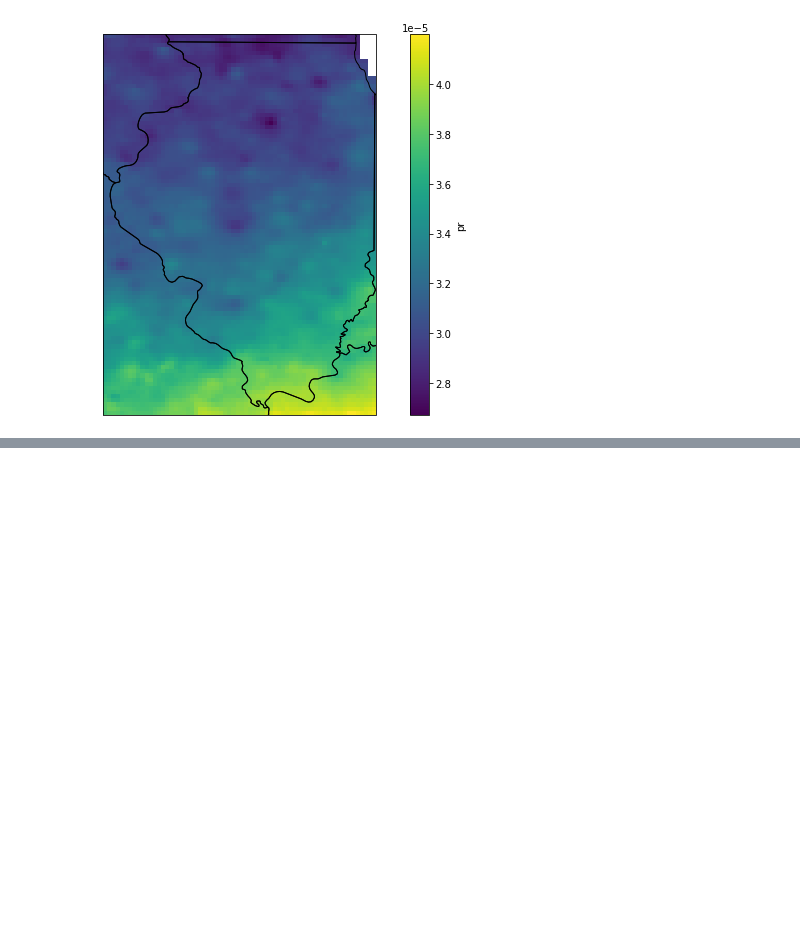
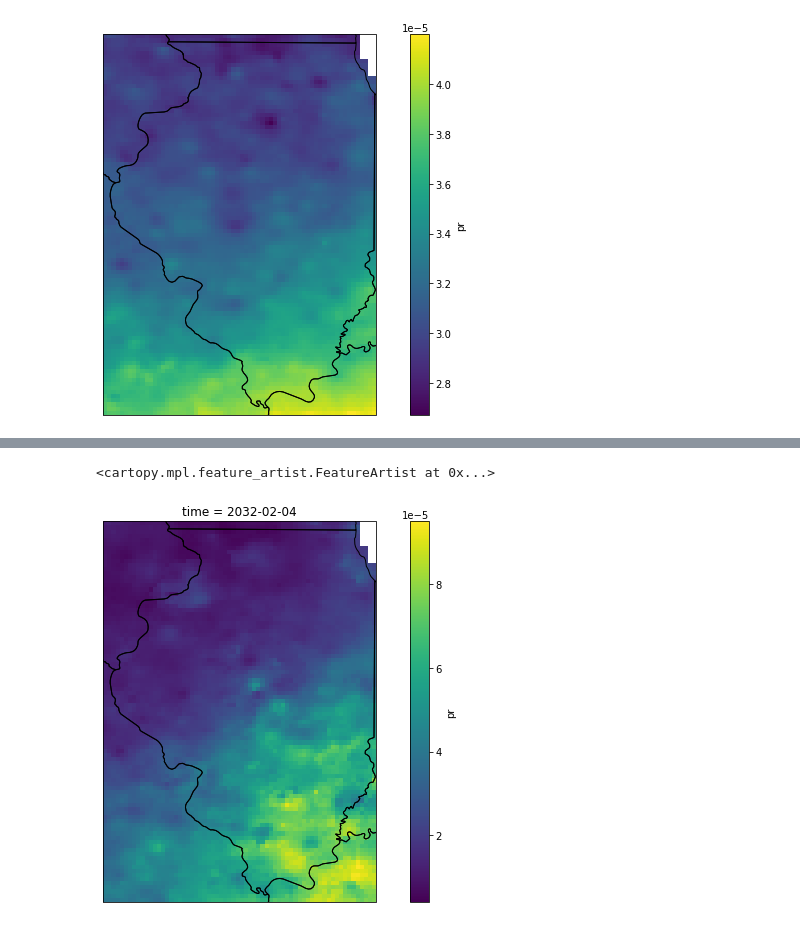
Before and after one commit to mailesasaki/climate_map, a Jupyter notebook: loca2_precip.ipynb, the cells around one changed output, grey strips where cells are left out. Cells and saved outputs as stored; diff of their text form; code cells hidden in the pictures; blank space fills up the shorter version.

```diff
--- a/loca2_precip.ipynb
+++ b/loca2_precip.ipynb
@@ -84,0 +111,3 @@ ax.add_feature(cfeature.STATES)
+# %%
+dataset = xr.open_dataset('/data/keeling/a/cristi/a/downscaled_data/LOCA2/LOCA2_precip_Illinois_ensmean_ssp370_2015-2044.nc')
+dataset.load()
@@ -84,0 +124,8 @@ ax.add_feature(cfeature.STATES)
+# %%
+plt.rcParams['figure.figsize'] = [12, 7]
+ax = plt.axes(projection=ccrs.PlateCarree())
+dataset.pr.sel(time='2032-02-04').mean('name').plot()
+ax.add_feature(cfeature.STATES)
+# %% [output]
+<cartopy.mpl.feature_artist.FeatureArtist at 0x...>
+[figure, added]
```
Also changed, not shown: parts of 6 cells of this notebook.
